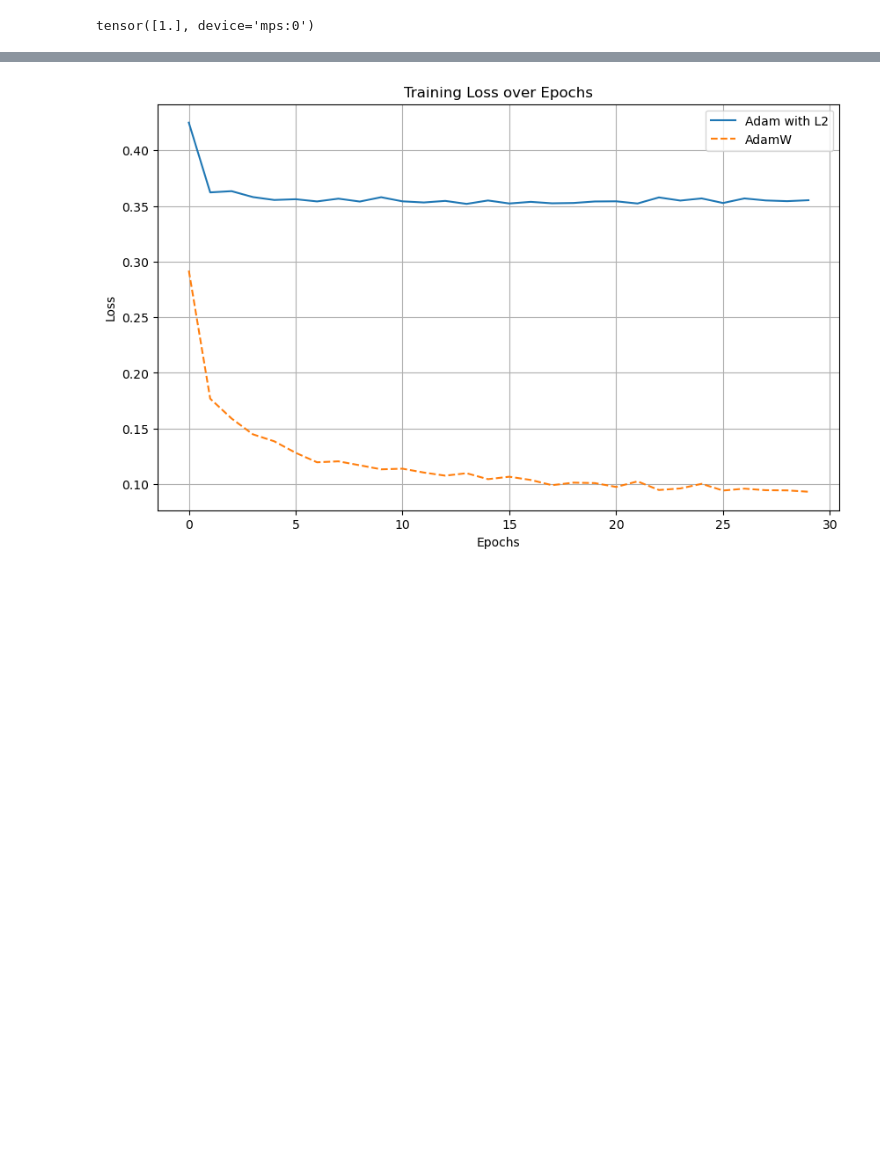
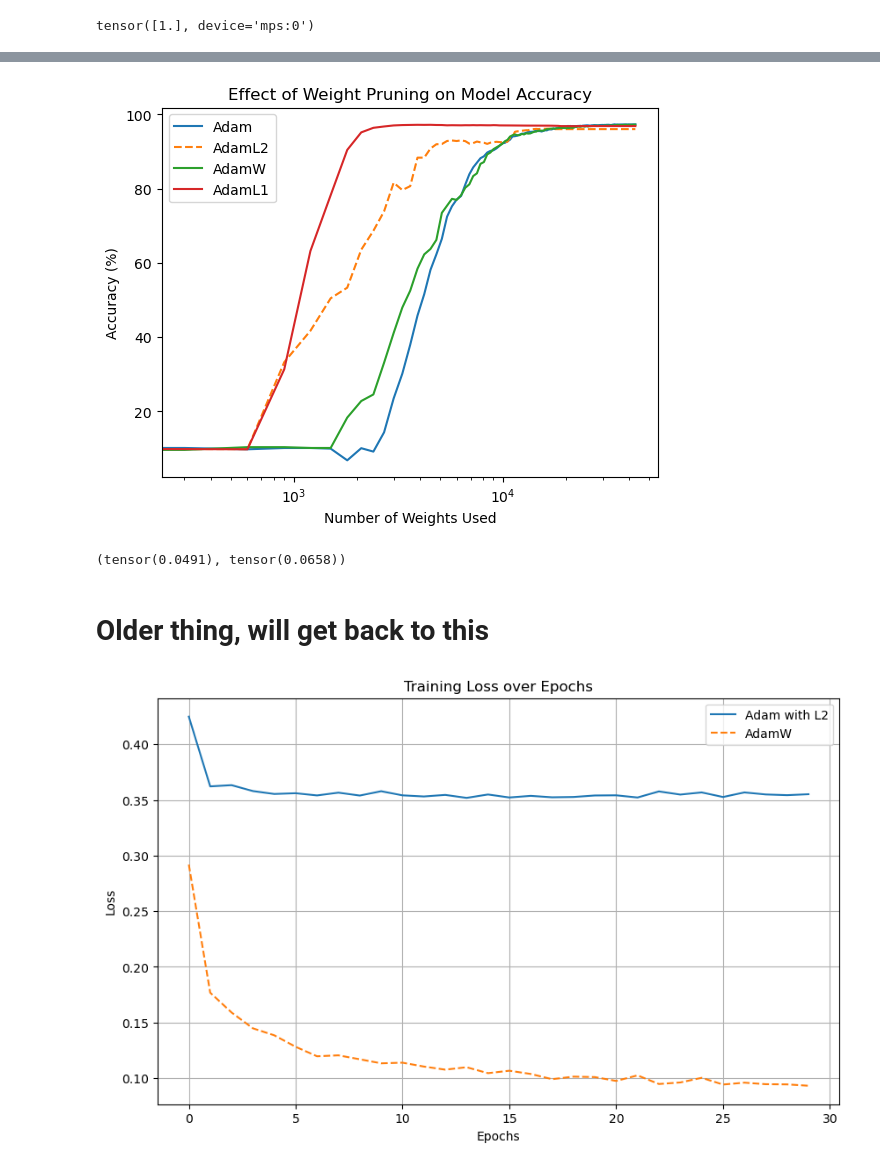
Before and after one commit to Nadav-out/AdamLp, a Jupyter notebook: Adam_AdamW.ipynb, the cells around one changed output, grey strips where cells are left out. Saved outputs shown, nothing was run; the diff lists cells and outputs as text; code cells hidden in the pictures; blank space fills up the shorter version.

```diff
--- a/Adam_AdamW.ipynb
+++ b/Adam_AdamW.ipynb
@@ -32,0 +225,24 @@ test_loader = torch.utils.data.DataLoader(dataset=test_dataset, batch_size=test_
+# %%
+prune_step = 300
+adam_accuracies = evaluate_and_prune(adam_model_0, test_loader,prune_step=prune_step)
+adamL2_accuracies = evaluate_and_prune(adamL2_model, test_loader,prune_step=prune_step)
+adamW_accuracies = evaluate_and_prune(adamW_model, test_loader,prune_step=prune_step)
+adamL1_accuracies = evaluate_and_prune(adamL1_model, test_loader,prune_step=prune_step)
+# %%
+
+x_values = [i*prune_step for i in range(len(adam_accuracies))]
+
+# Plotting
+plt.semilogx(x_values, adam_accuracies[::-1], label='Adam')
+plt.plot(x_values, adamL2_accuracies[::-1], label='AdamL2',ls='--')
+plt.plot(x_values, adamW_accuracies[::-1], label='AdamW')
+plt.plot(x_values, adamL1_accuracies[::-1], label='AdamL1')
+
+
+plt.xlabel('Number of Weights Used')
+plt.ylabel('Accuracy (%)')
+plt.title('Effect of Weight Pruning on Model Accuracy')
+plt.legend()
+plt.show()
+# %% [output]
+[figure, added]
@@ -33,3 +265,9 @@ test_loader = torch.utils.data.DataLoader(dataset=test_dataset, batch_size=test_
+# %%
+torch.tensor(adam_final_weights).pow(2).sum()*0.002,torch.tensor(adamL1_final_weights).abs().sum()*0.002
+# %% [output]
+(tensor(0.0491), tensor(0.0658))
+# %% [markdown]
+# Older thing, will get back to this
 # %%
 import torch
 import torch.nn as nn
```
Also changed, not shown: parts of 13 cells of this notebook.
